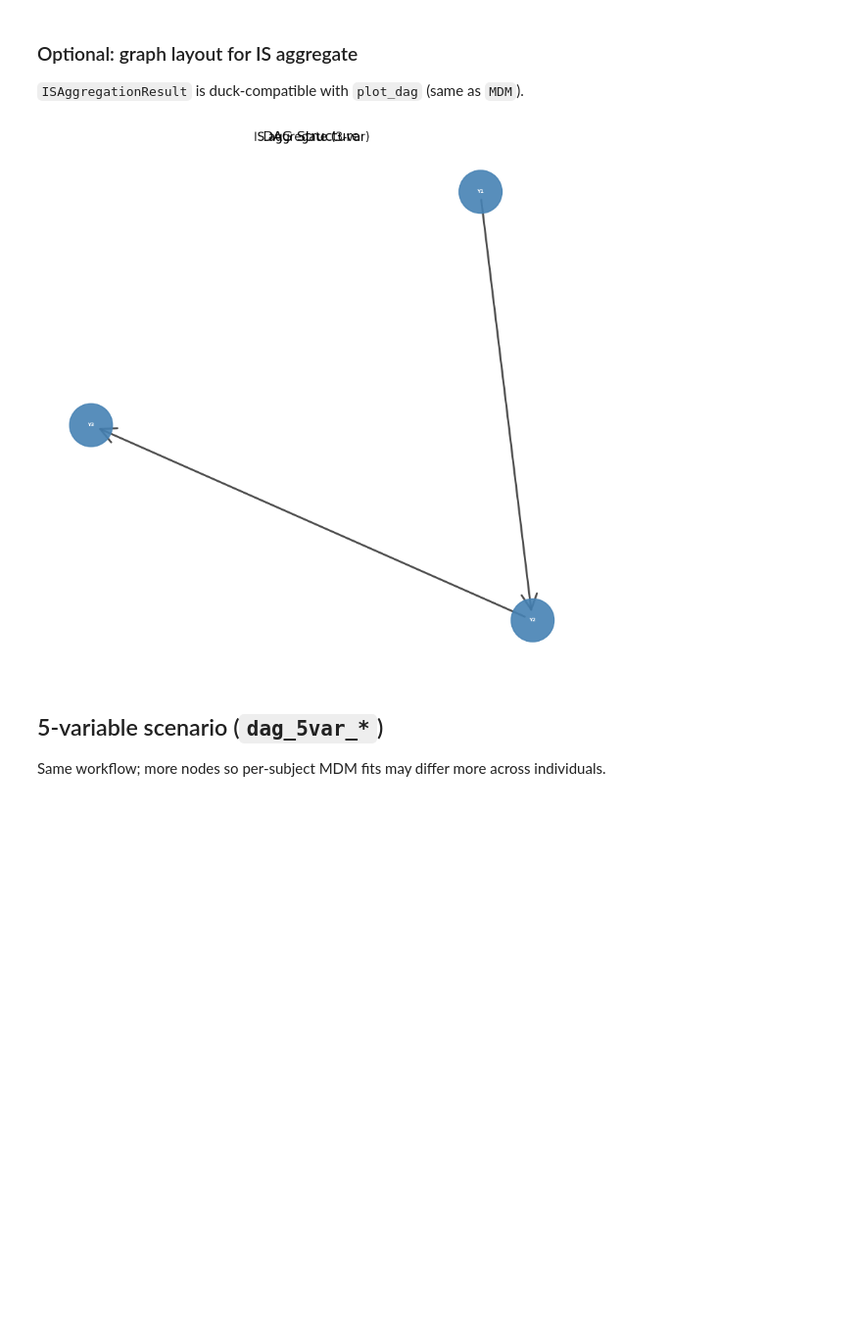
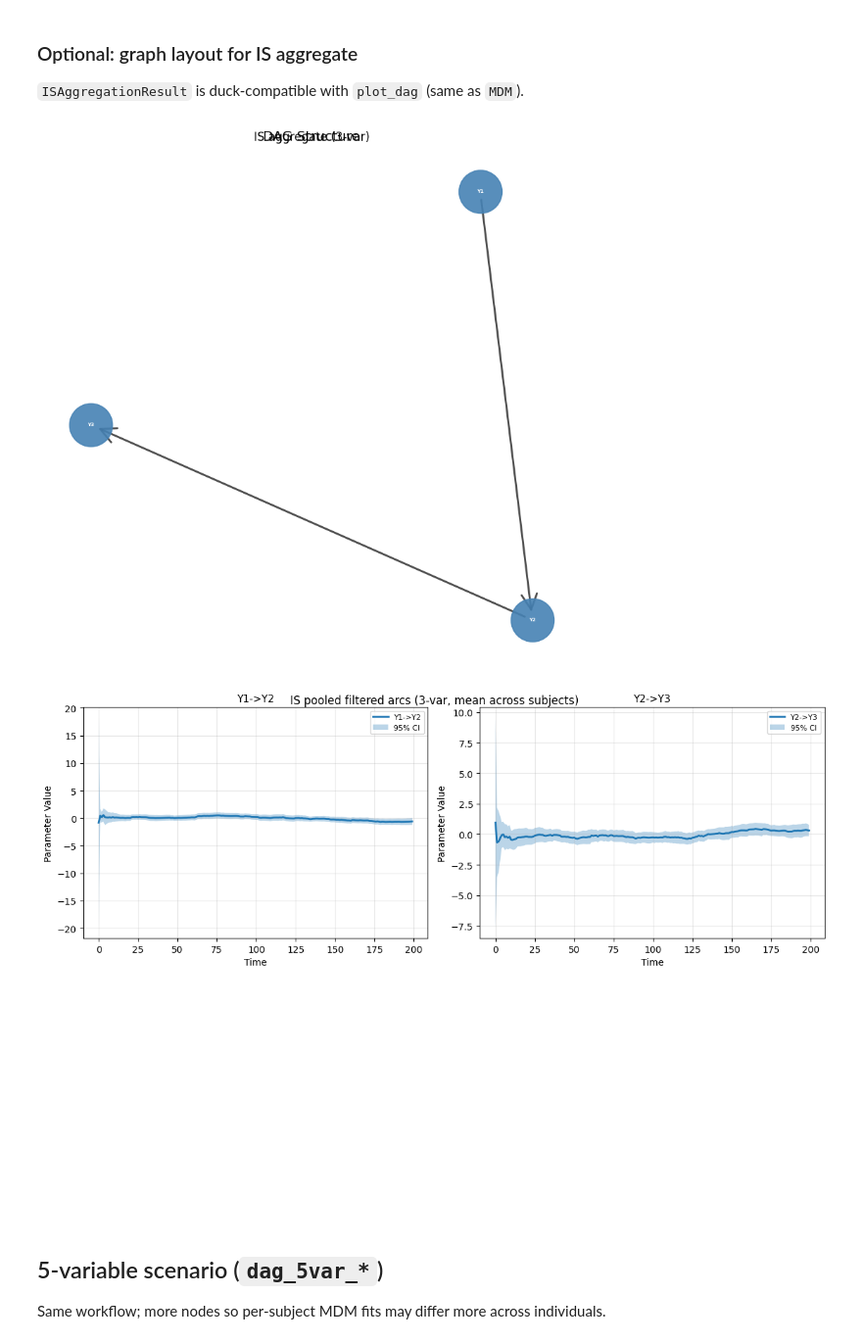
Before and after one commit to maods2/mdmp, a Jupyter notebook: notebooks/04-is-vs-vts-multi-individual.ipynb, the cells around one changed output. Shown at 98% size. Saved outputs shown, nothing was run; the diff lists cells and outputs as text; code cells hidden in the pictures; blank space fills up the shorter version.

```diff
--- a/notebooks/04-is-vs-vts-multi-individual.ipynb
+++ b/notebooks/04-is-vs-vts-multi-individual.ipynb
@@ -67,15 +67,11 @@ VTS shape (T x N): (200, 3)
 # %% [markdown]
 ### IS path: MDM per individual, then aggregate structures
 # %%
-subject_adjs = []
-for df in dfs3:
-    m = MDM(df, method="hc", nbf=10, verbose=False)
-    subject_adjs.append((m.adj_mat > 0).astype(int))
-
+models3 = [MDM(df, method="hc", nbf=10, verbose=False) for df in dfs3]
 is3 = aggregate_individual_structures(
-    subject_adjs,
+    models3,
     tau=0.5,
-    node_names=list(dfs3[0].columns),
+    pool_filt_for_plotting=True,
 )
 adj_is3 = (is3.adj_mat > 0).astype(int)
 # %% [markdown]
@@ -123,9 +119,14 @@ Hamming distance to true (off-diagonal edges only):
 # %%
 fig = plot_dag(is3, plot_type="graph", layout_seed=0)
 fig.suptitle("IS aggregate (3-var)")
 plt.show()
+
+fig_arcs = plot_arcs(is3, plot_type="connections")
+fig_arcs.suptitle("IS pooled filtered arcs (3-var, mean across subjects)")
+plt.show()
 # %% [output]
 [figure]
+[figure, added]
 # %% [markdown]
 ## 5-variable scenario (`dag_5var_*`)
 
```
Also changed, not shown: parts of 3 cells of this notebook, 14 other files.
